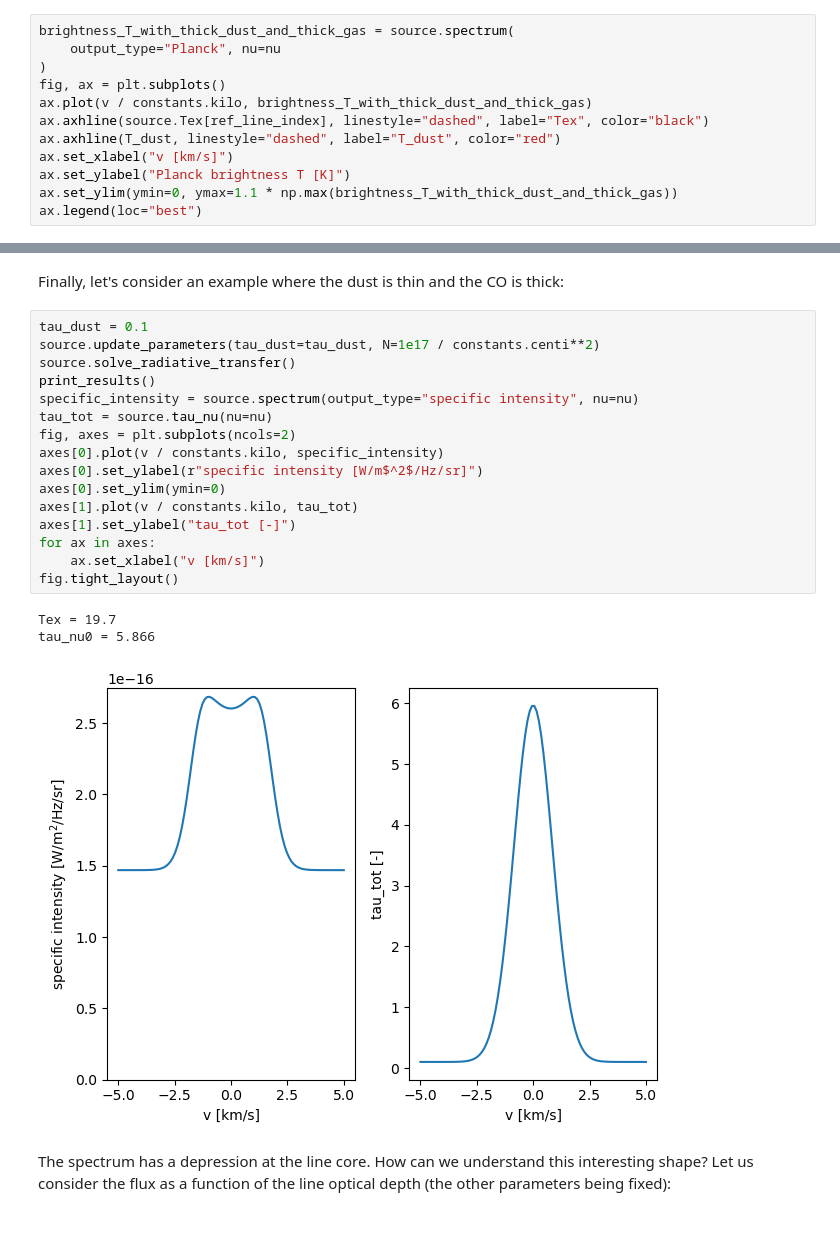
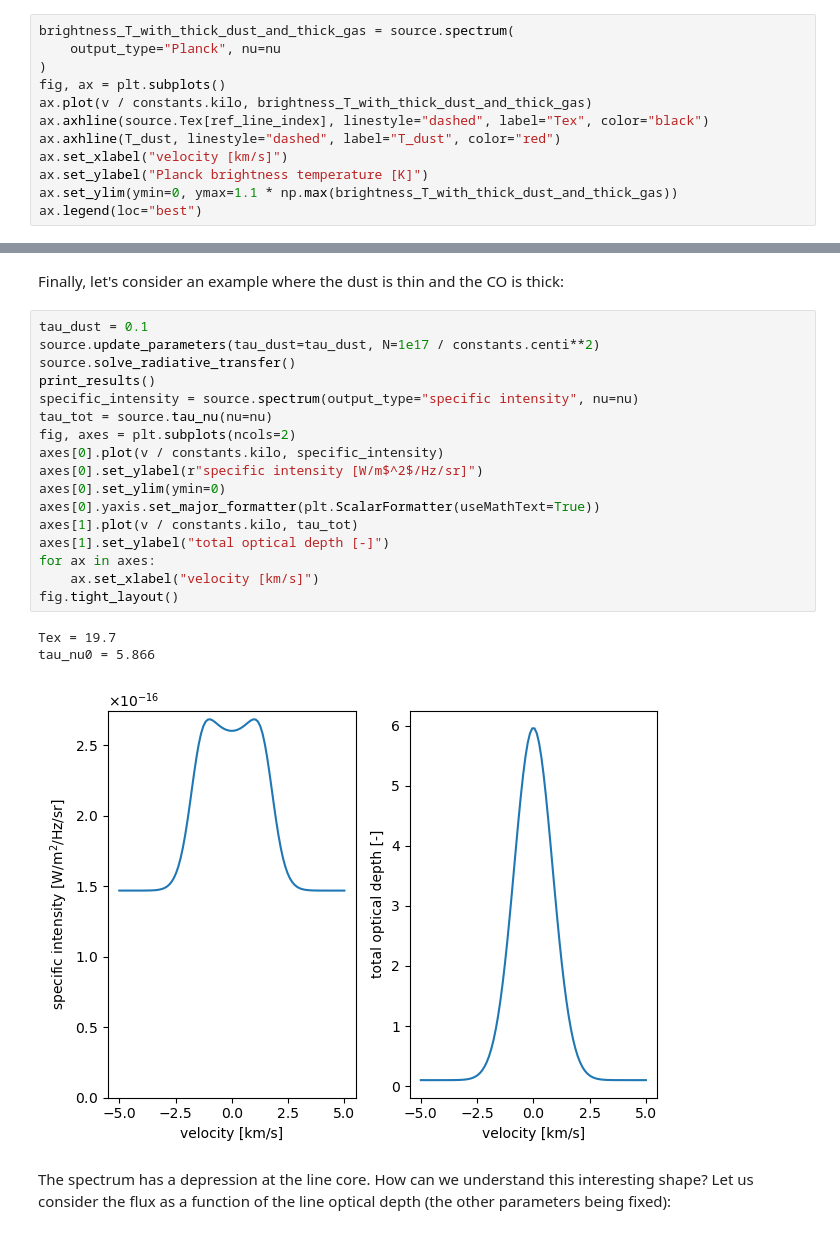
Before and after one commit to gica3618/pythonradex, a Jupyter notebook: docs/notebooks/continuum_effects.ipynb, the cells around one changed output, grey strips where cells are left out. Cells and saved outputs as stored; diff of their text form.

```diff
--- a/docs/notebooks/continuum_effects.ipynb
+++ b/docs/notebooks/continuum_effects.ipynb
@@ -152,8 +153,8 @@ fig, ax = plt.subplots()
 ax.plot(v / constants.kilo, brightness_T_with_thick_dust_and_thick_gas)
 ax.axhline(source.Tex[ref_line_index], linestyle="dashed", label="Tex", color="black")
 ax.axhline(T_dust, linestyle="dashed", label="T_dust", color="red")
-ax.set_xlabel("v [km/s]")
-ax.set_ylabel("Planck brightness T [K]")
+ax.set_xlabel("velocity [km/s]")
+ax.set_ylabel("Planck brightness temperature [K]")
 ax.set_ylim(ymin=0, ymax=1.1 * np.max(brightness_T_with_thick_dust_and_thick_gas))
 ax.legend(loc="best")
 # %% [output]
@@ -166,23 +167,24 @@ Finally, let's consider an example where the dust is thin and the CO is thick:
 # %%
 tau_dust = 0.1
 source.update_parameters(tau_dust=tau_dust, N=1e17 / constants.centi**2)
 source.solve_radiative_transfer()
 print_results()
 specific_intensity = source.spectrum(output_type="specific intensity", nu=nu)
 tau_tot = source.tau_nu(nu=nu)
 fig, axes = plt.subplots(ncols=2)
 axes[0].plot(v / constants.kilo, specific_intensity)
 axes[0].set_ylabel(r"specific intensity [W/m$^2$/Hz/sr]")
 axes[0].set_ylim(ymin=0)
+axes[0].yaxis.set_major_formatter(plt.ScalarFormatter(useMathText=True))
 axes[1].plot(v / constants.kilo, tau_tot)
-axes[1].set_ylabel("tau_tot [-]")
+axes[1].set_ylabel("total optical depth [-]")
 for ax in axes:
-    ax.set_xlabel("v [km/s]")
+    ax.set_xlabel("velocity [km/s]")
 fig.tight_layout()
 # %% [output]
 Tex = 19.7
 tau_nu0 = 5.866
-[figure, old version]
+[figure, new version]
 # %% [markdown]
 The spectrum has a depression at the line core. How can we understand this interesting shape? Let us consider the flux as a function of the line optical depth (the other parameters being fixed):
 # %%
```
Also changed, not shown: parts of 5 cells of this notebook, 8 other files.
